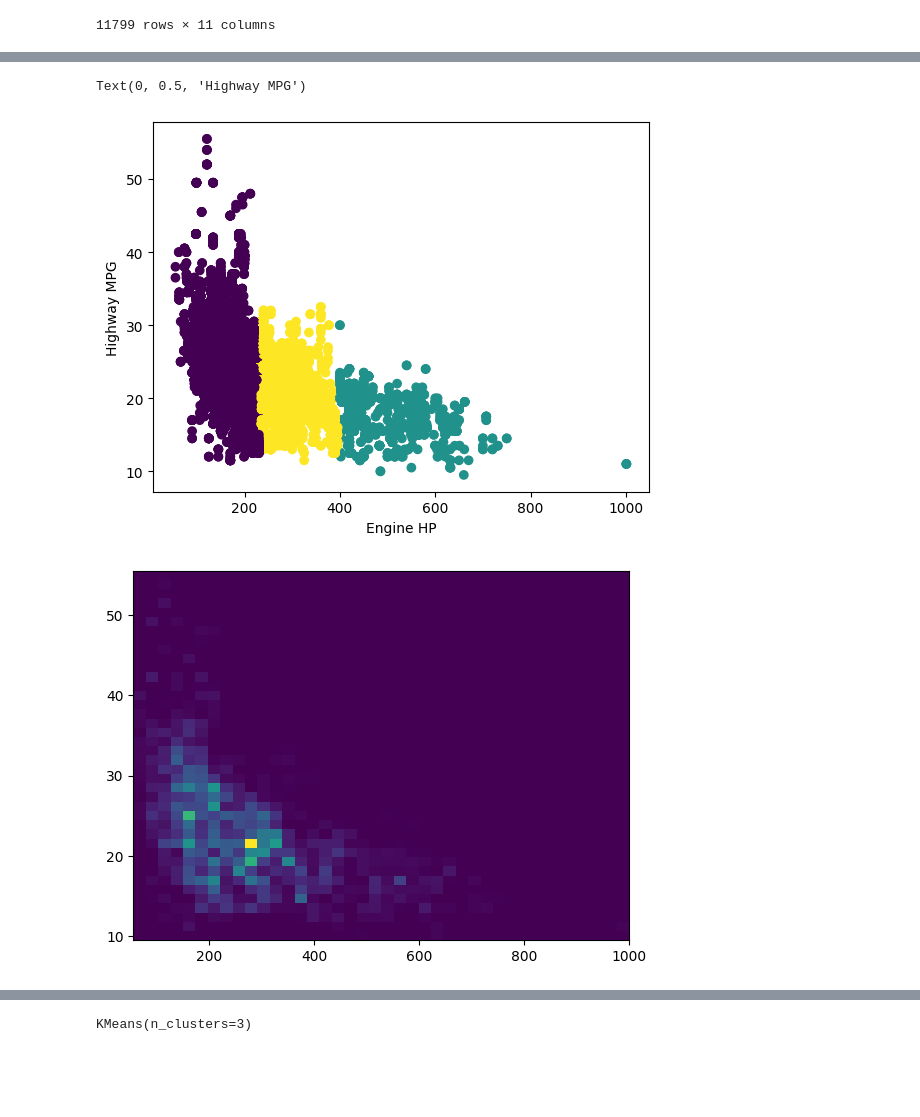
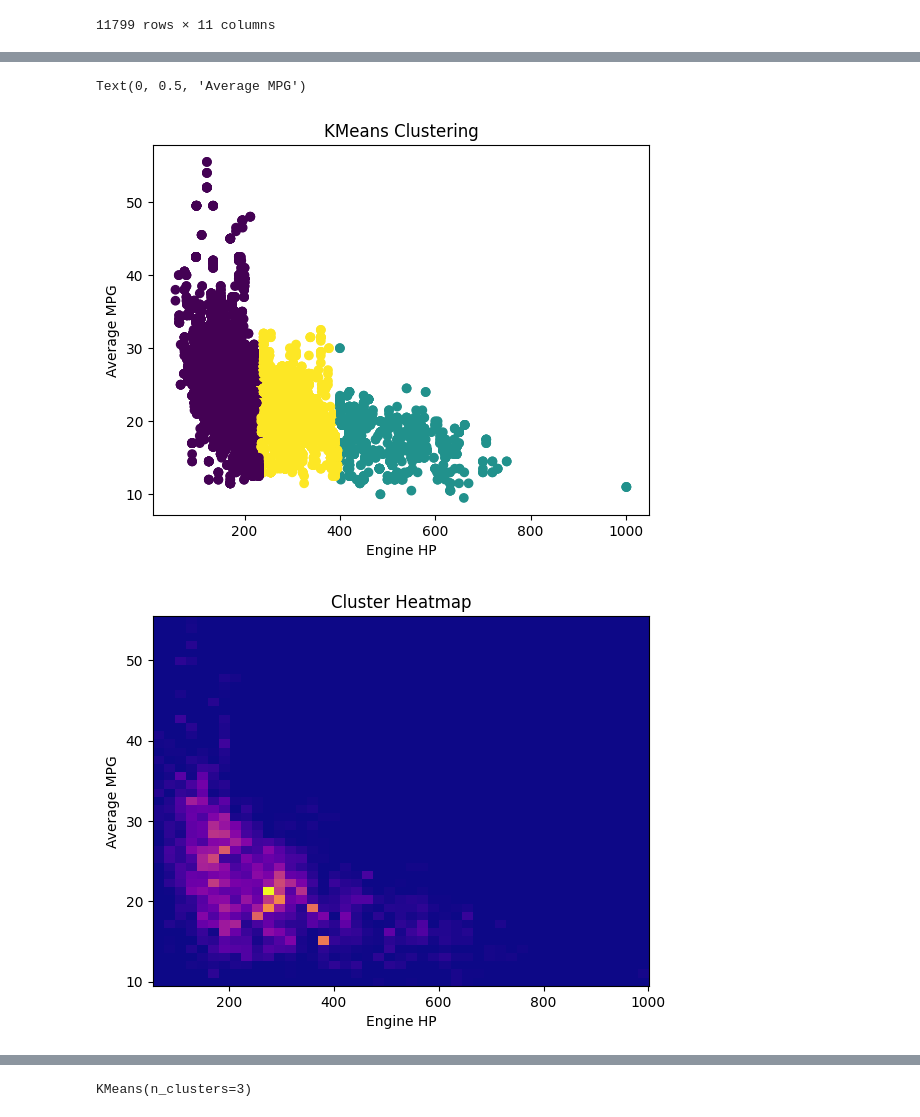
Before and after one commit to ColeDM-2020/inst414a4, a Jupyter notebook: Assignment_4.ipynb, the cells around one changed output, grey strips where cells are left out. Cells and saved outputs as stored; diff of their text form; code cells hidden in the pictures; blank space fills up the shorter version.

```diff
--- a/Assignment_4.ipynb
+++ b/Assignment_4.ipynb
@@ -138,8 +121,3 @@ plt.scatter(matrix_reduced[:,0], matrix_reduced[:,1])
-# %%
-k = 3
-model = KMeans(n_clusters=k)
-model.fit(matrix_dense)
-caruse_df["cluster"] = model.labels_
 # %%
 test_df = car_df
 # %%
@@ -149,16 +127,20 @@ model.fit(car_df[['Engine HP', 'Average MPG']])
 test_df["cluster"] = model.labels_
 # %%
 plt.scatter(test_df['Engine HP'], test_df['Average MPG'], c=caruse_df["cluster"])
+plt.title("KMeans Clustering")
 plt.xlabel("Engine HP")
-plt.ylabel("Highway MPG")
+plt.ylabel("Average MPG")
 # %% [output]
-Text(0, 0.5, 'Highway MPG')
+Text(0, 0.5, 'Average MPG')
-[figure, old version]
+[figure, new version]
 # %%
-plt.hist2d(test_df['Engine HP'], test_df['Average MPG'], bins=40, cmap='viridis')
+plt.hist2d(test_df['Engine HP'], test_df['Average MPG'], bins=45, cmap='plasma')
+plt.title("Cluster Heatmap")
+plt.xlabel("Engine HP")
+plt.ylabel("Average MPG")
 plt.show()
 # %% [output]
-[figure, old version]
+[figure, new version]
 # %%
 car_df[['cluster']]
 # %% [output]
```
Also changed, not shown: parts of 13 cells of this notebook.
